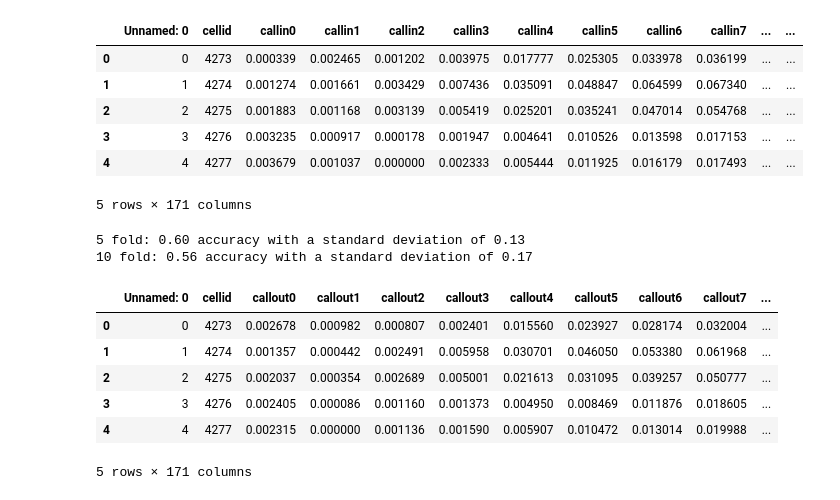
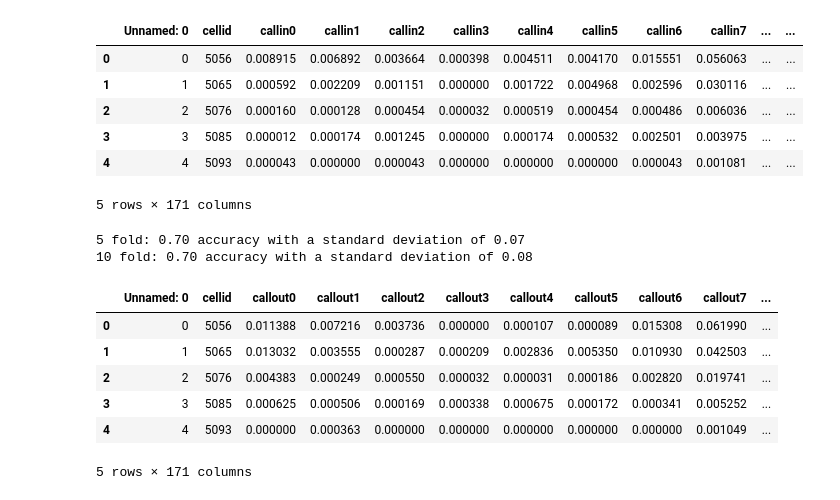
Before and after one commit to mendozamanu/milan-mobility, a Jupyter notebook: kNN-week.ipynb, the cells around one changed output. Drawn from its saved outputs; the diff is of its cells as text; code cells hidden in the pictures.

```diff
--- a/kNN-week.ipynb
+++ b/kNN-week.ipynb
@@ -56,13 +57,13 @@ print("10 fold: %0.2f accuracy with a standard deviation of %0.2f" % (scores2.me
 # %%
-data = pd.read_csv("./classif/weekly10x10/classif10x10week_callin.csv")
+data = pd.read_csv("./classif/randomgrid/classif-randomgridweek_callin.csv")
 data.head()
 # %% [output]
 |  | Unnamed: 0 | cellid | callin0 | callin1 | callin2 | callin3 | callin4 | callin5 | callin6 | callin7 | ... | ... |
-| 0 | 0 | 4273 | 0.000339 | 0.002465 | 0.001202 | 0.003975 | 0.017777 | 0.025305 | 0.033978 | 0.036199 | ... | ... |
-| 1 | 1 | 4274 | 0.001274 | 0.001661 | 0.003429 | 0.007436 | 0.035091 | 0.048847 | 0.064599 | 0.067340 | ... | ... |
-| 2 | 2 | 4275 | 0.001883 | 0.001168 | 0.003139 | 0.005419 | 0.025201 | 0.035241 | 0.047014 | 0.054768 | ... | ... |
-| 3 | 3 | 4276 | 0.003235 | 0.000917 | 0.000178 | 0.001947 | 0.004641 | 0.010526 | 0.013598 | 0.017153 | ... | ... |
-| 4 | 4 | 4277 | 0.003679 | 0.001037 | 0.000000 | 0.002333 | 0.005444 | 0.011925 | 0.016179 | 0.017493 | ... | ... |
+| 0 | 0 | 5056 | 0.008915 | 0.006892 | 0.003664 | 0.000398 | 0.004511 | 0.004170 | 0.015551 | 0.056063 | ... | ... |
+| 1 | 1 | 5065 | 0.000592 | 0.002209 | 0.001151 | 0.000000 | 0.001722 | 0.004968 | 0.002596 | 0.030116 | ... | ... |
+| 2 | 2 | 5076 | 0.000160 | 0.000128 | 0.000454 | 0.000032 | 0.000519 | 0.000454 | 0.000486 | 0.006036 | ... | ... |
+| 3 | 3 | 5085 | 0.000012 | 0.000174 | 0.001245 | 0.000000 | 0.000174 | 0.000532 | 0.002501 | 0.003975 | ... | ... |
+| 4 | 4 | 5093 | 0.000043 | 0.000000 | 0.000043 | 0.000000 | 0.000000 | 0.000000 | 0.000043 | 0.001081 | ... | ... |
 5 rows × 171 columns
 # %%
 y = data.iloc[:,170]
@@ -75,18 +76,18 @@ scores2 = cross_val_score(knn, x, y, cv=10)
 print("5 fold: %0.2f accuracy with a standard deviation of %0.2f" % (scores1.mean(), scores1.std()))
 print("10 fold: %0.2f accuracy with a standard deviation of %0.2f" % (scores2.mean(), scores2.std()))
 # %% [output]
-5 fold: 0.60 accuracy with a standard deviation of 0.13
-10 fold: 0.56 accuracy with a standard deviation of 0.17
+5 fold: 0.70 accuracy with a standard deviation of 0.07
+10 fold: 0.70 accuracy with a standard deviation of 0.08
 # %%
-data = pd.read_csv("./classif/weekly10x10/classif10x10week_callout.csv")
+data = pd.read_csv("./classif/randomgrid/classif-randomgridweek_callout.csv")
 data.head()
 # %% [output]
 |  | Unnamed: 0 | cellid | callout0 | callout1 | callout2 | callout3 | callout4 | callout5 | callout6 | callout7 | ... |
-| 0 | 0 | 4273 | 0.002678 | 0.000982 | 0.000807 | 0.002401 | 0.015560 | 0.023927 | 0.028174 | 0.032004 | ... |
-| 1 | 1 | 4274 | 0.001357 | 0.000442 | 0.002491 | 0.005958 | 0.030701 | 0.046050 | 0.053380 | 0.061968 | ... |
-| 2 | 2 | 4275 | 0.002037 | 0.000354 | 0.002689 | 0.005001 | 0.021613 | 0.031095 | 0.039257 | 0.050777 | ... |
-| 3 | 3 | 4276 | 0.002405 | 0.000086 | 0.001160 | 0.001373 | 0.004950 | 0.008469 | 0.011876 | 0.018605 | ... |
-| 4 | 4 | 4277 | 0.002315 | 0.000000 | 0.001136 | 0.001590 | 0.005907 | 0.010472 | 0.013014 | 0.019988 | ... |
+| 0 | 0 | 5056 | 0.011388 | 0.007216 | 0.003736 | 0.000000 | 0.000107 | 0.000089 | 0.015308 | 0.061990 | ... |
+| 1 | 1 | 5065 | 0.013032 | 0.003555 | 0.000287 | 0.000209 | 0.002836 | 0.005350 | 0.010930 | 0.042503 | ... |
+| 2 | 2 | 5076 | 0.004383 | 0.000249 | 0.000550 | 0.000032 | 0.000031 | 0.000186 | 0.002820 | 0.019741 | ... |
+| 3 | 3 | 5085 | 0.000625 | 0.000506 | 0.000169 | 0.000338 | 0.000675 | 0.000172 | 0.000341 | 0.005252 | ... |
+| 4 | 4 | 5093 | 0.000000 | 0.000363 | 0.000000 | 0.000000 | 0.000000 | 0.000000 | 0.000000 | 0.001049 | ... |
 5 rows × 171 columns
 # %%
 y = data.iloc[:,170]
```
Also changed, not shown: parts of 11 cells of this notebook, 23 other files.
